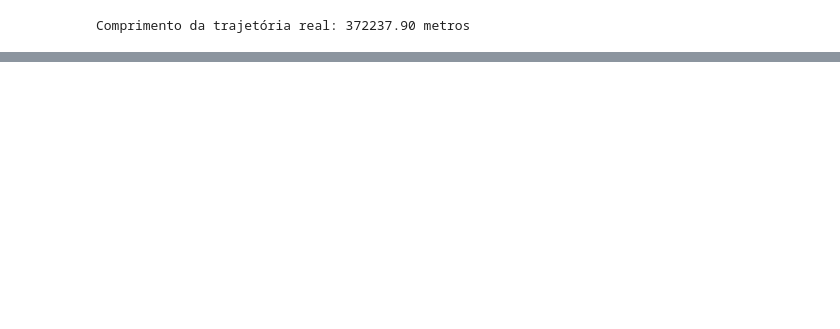
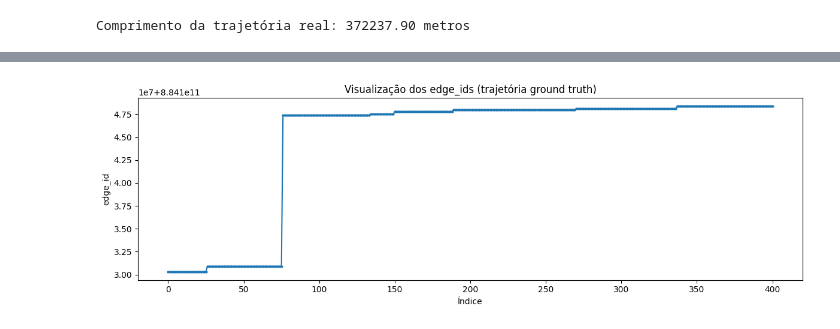
Before and after one commit to JoseEdSouza/map-matching, a Jupyter notebook: newson-krumm/eda.ipynb, the cells around one changed output, grey strips where cells are left out. Saved outputs shown, nothing was run; the diff lists cells and outputs as text; code cells hidden in the pictures; blank space fills up the shorter version.

```diff
--- a/newson-krumm/eda.ipynb
+++ b/newson-krumm/eda.ipynb
@@ -35,7 +35,7 @@ ground_truth_df["track_segs"] = (
 )
 ground_truth_df["track_segs"] = ground_truth_df["track_segs"].str.split(";")
 ground_truth_df["track_segs"] = ground_truth_df["track_segs"].apply(
-    lambda x: [[float(coord) for coord in point.split()] for point in x]
+    lambda x: [tuple(float(coord) for coord in point.split()) for point in x]
 )
 ground_truth_df["track_segs"]
 # %% [output]
@@ -186,0 +203,13 @@ graphhopper_length / real_length
+# %%
+import matplotlib.pyplot as plt
+
+# Visualizar os edge_ids presentes no ground_truth_df
+plt.figure(figsize=(12, 4))
+plt.plot(ground_truth_df["edge_id"], marker='o', linestyle='-', markersize=2)
+plt.title("Visualização dos edge_ids (trajetória ground truth)")
+plt.xlabel("Índice")
+plt.ylabel("edge_id")
+plt.tight_layout()
+plt.show()
+# %% [output]
+[figure, added]
```
Also changed, not shown: parts of 8 cells of this notebook, 3 other files.
